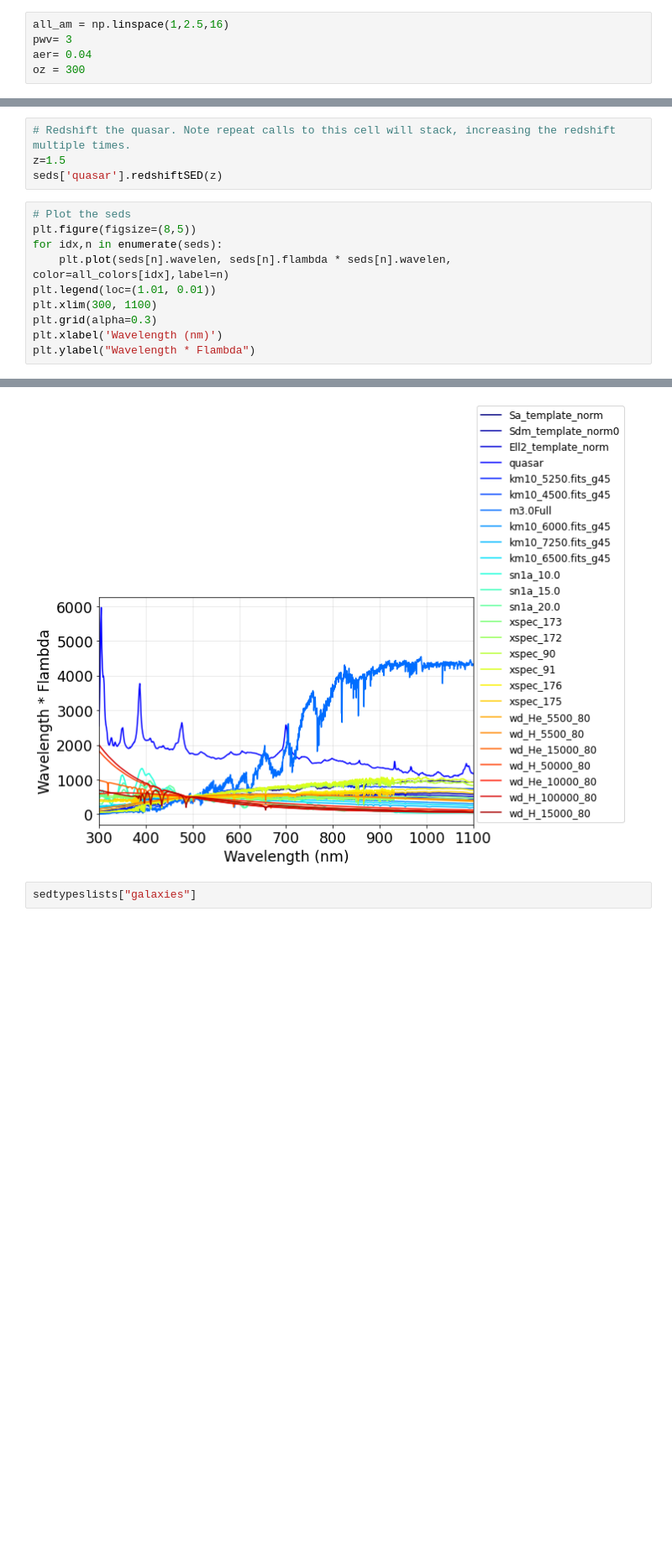
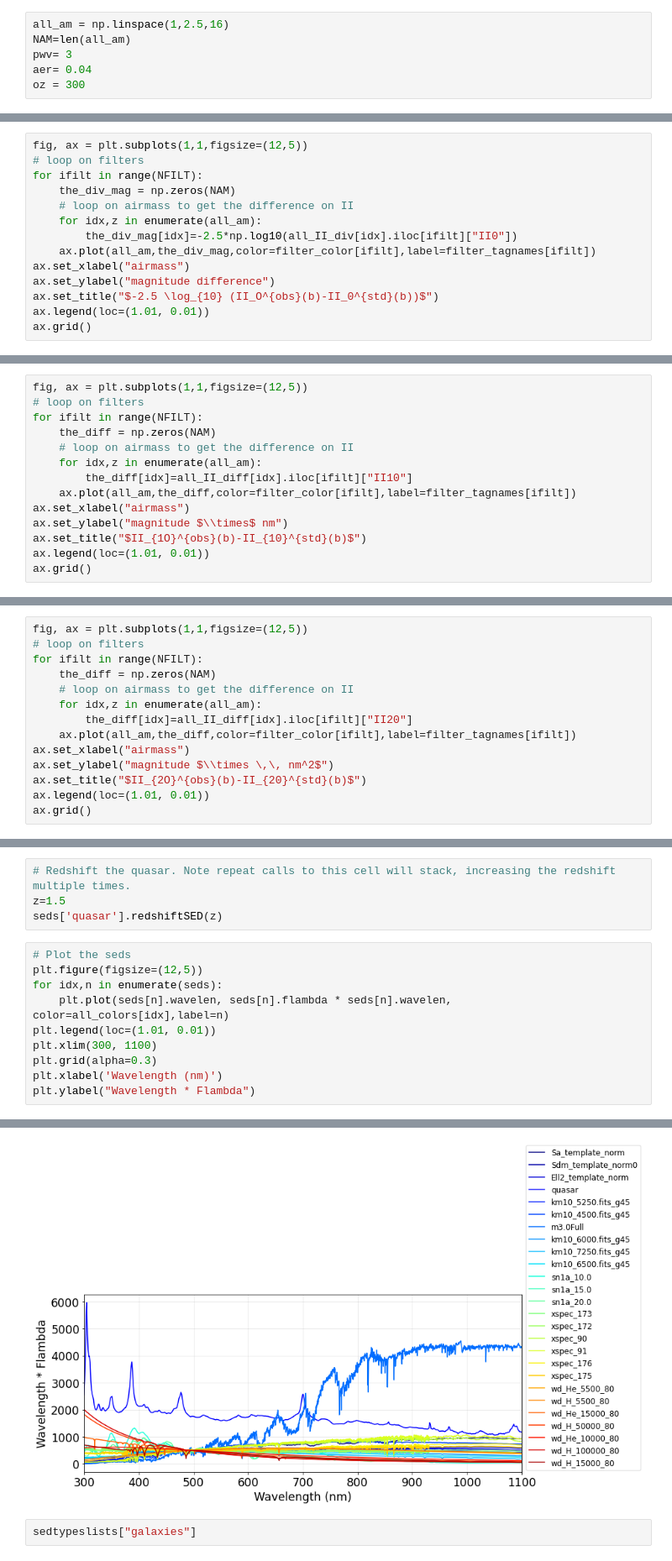
Before and after one commit to sylvielsstfr/PhotomCorrWithFGCM, a Jupyter notebook: notebooks/PCCorrectionFGCM/PCCorrColorFGCM.ipynb, the cells around one changed output, grey strips where cells are left out. Shown at 84% size. Saved outputs shown, nothing was run; the diff lists cells and outputs as text; blank space fills up the shorter version.

```diff
--- a/notebooks/PCCorrectionFGCM/PCCorrColorFGCM.ipynb
+++ b/notebooks/PCCorrectionFGCM/PCCorrColorFGCM.ipynb
@@ -197,6 +214,7 @@ df_IIstd
 - create a dataframe df_obs containing all info related to observed atmosphere
 # %%
 all_am = np.linspace(1,2.5,16)
+NAM=len(all_am)
 pwv= 3
 aer= 0.04
 oz = 300
@@ -295,0 +361,14 @@ for idx,the_df_obs in enumerate(all_df_obs):
+# %%
+fig, ax = plt.subplots(1,1,figsize=(12,5))
+# loop on filters
+for ifilt in range(NFILT):
+    the_div_mag = np.zeros(NAM)
+    # loop on airmass to get the difference on II
+    for idx,z in enumerate(all_am):
+        the_div_mag[idx]=-2.5*np.log10(all_II_div[idx].iloc[ifilt]["II0"])
+    ax.plot(all_am,the_div_mag,color=filter_color[ifilt],label=filter_tagnames[ifilt])
+ax.set_xlabel("airmass")
+ax.set_ylabel("magnitude difference")
+ax.set_title("$-2.5 \log_{10} (II_O^{obs}(b)-II_0^{std}(b))$")
+ax.legend(loc=(1.01, 0.01))
+ax.grid()
@@ -295,0 +377,14 @@ for idx,the_df_obs in enumerate(all_df_obs):
+# %%
+fig, ax = plt.subplots(1,1,figsize=(12,5))
+# loop on filters
+for ifilt in range(NFILT):
+    the_diff = np.zeros(NAM)
+    # loop on airmass to get the difference on II
+    for idx,z in enumerate(all_am):
+        the_diff[idx]=all_II_diff[idx].iloc[ifilt]["II10"]
+    ax.plot(all_am,the_diff,color=filter_color[ifilt],label=filter_tagnames[ifilt])
+ax.set_xlabel("airmass")
+ax.set_ylabel("magnitude $\\times$ nm")
+ax.set_title("$II_{1O}^{obs}(b)-II_{10}^{std}(b)$")
+ax.legend(loc=(1.01, 0.01))
+ax.grid()
@@ -295,0 +393,14 @@ for idx,the_df_obs in enumerate(all_df_obs):
+# %%
+fig, ax = plt.subplots(1,1,figsize=(12,5))
+# loop on filters
+for ifilt in range(NFILT):
+    the_diff = np.zeros(NAM)
+    # loop on airmass to get the difference on II
+    for idx,z in enumerate(all_am):
+        the_diff[idx]=all_II_diff[idx].iloc[ifilt]["II20"]
+    ax.plot(all_am,the_diff,color=filter_color[ifilt],label=filter_tagnames[ifilt])
+ax.set_xlabel("airmass")
+ax.set_ylabel("magnitude $\\times \,\, nm^2$")
+ax.set_title("$II_{2O}^{obs}(b)-II_{20}^{std}(b)$")
+ax.legend(loc=(1.01, 0.01))
+ax.grid()
@@ -343,17 +456,17 @@ z=1.5
 seds['quasar'].redshiftSED(z)
 # %%
 # Plot the seds
-plt.figure(figsize=(8,5))
+plt.figure(figsize=(12,5))
 for idx,n in enumerate(seds):
     plt.plot(seds[n].wavelen, seds[n].flambda * seds[n].wavelen, color=all_colors[idx],label=n)
 plt.legend(loc=(1.01, 0.01))
 plt.xlim(300, 1100)
 plt.grid(alpha=0.3)
 plt.xlabel('Wavelength (nm)')
 plt.ylabel("Wavelength * Flambda")
 # %% [output]
 Text(0, 0.5, 'Wavelength * Flambda')
-[figure, old version]
+[figure, new version]
 # %%
 sedtypeslists["galaxies"]
 # %% [output]
```
Also changed, not shown: parts of 29 cells of this notebook.
